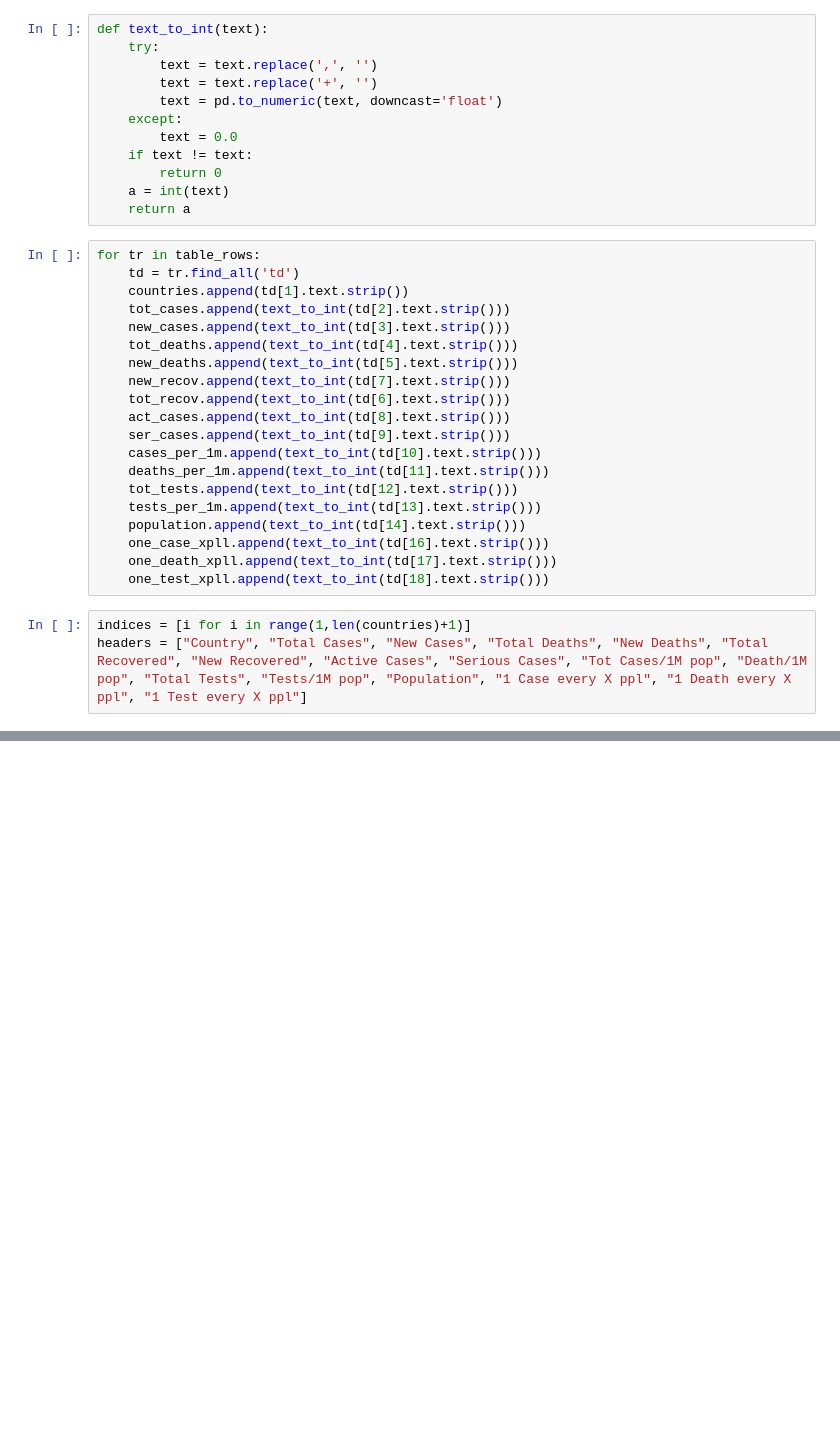
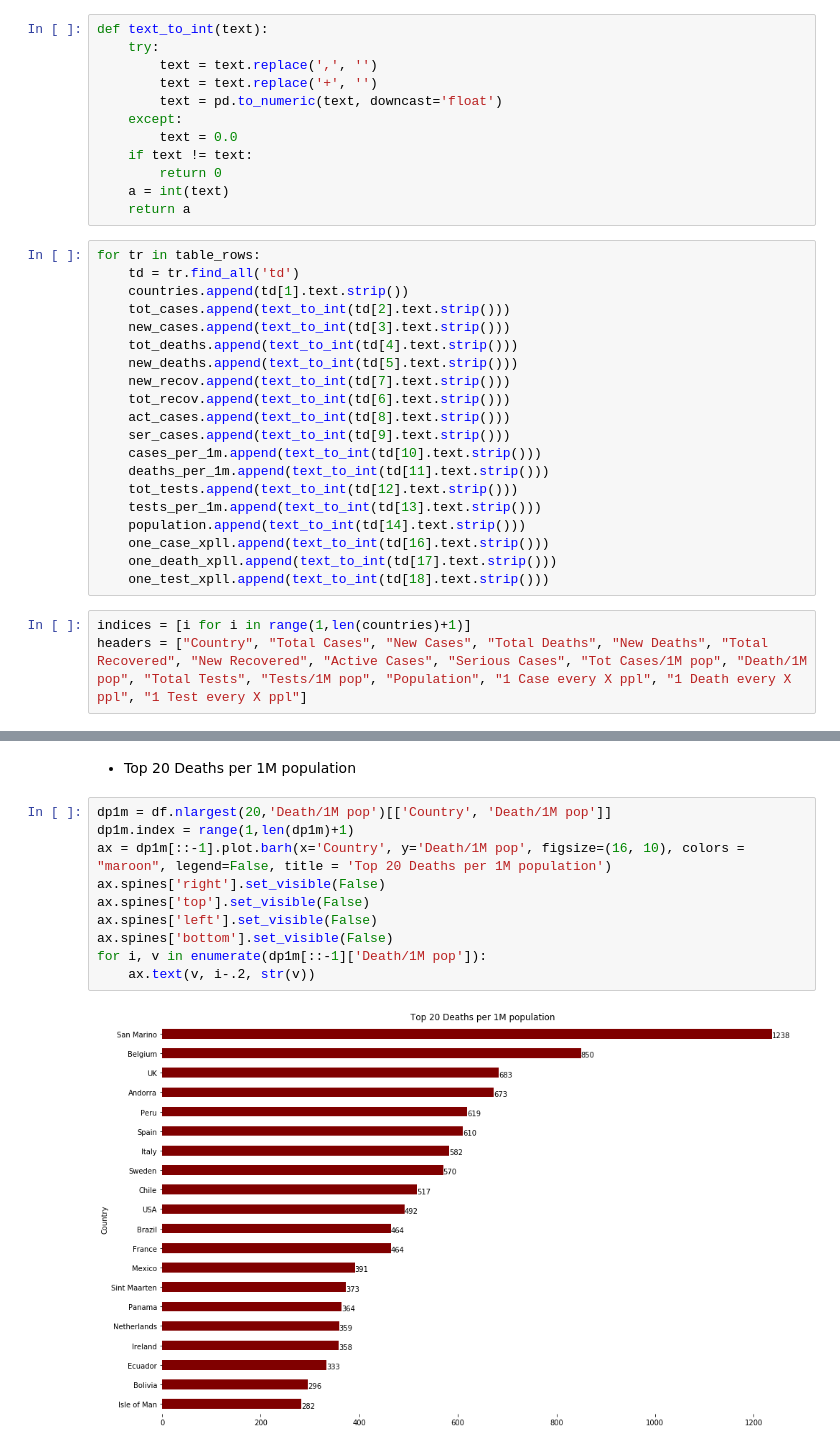
Before and after one commit to phamhuynhnhat99/DV-Lab01, a Jupyter notebook: DataVisualization - Lab01.ipynb, the cells around one changed output, grey strips where cells are left out. Drawn from its saved outputs; the diff is of its cells as text; blank space fills up the shorter version.

```diff
--- a/DataVisualization - Lab01.ipynb
+++ b/DataVisualization - Lab01.ipynb
@@ -92,0 +101,14 @@ Vietnam
+# %% [markdown]
+* Top 20 Deaths per 1M population
+# %%
+dp1m = df.nlargest(20,'Death/1M pop')[['Country', 'Death/1M pop']]
+dp1m.index = range(1,len(dp1m)+1)
+ax = dp1m[::-1].plot.barh(x='Country', y='Death/1M pop', figsize=(16, 10), colors = "maroon", legend=False, title = 'Top 20 Deaths per 1M population')
+ax.spines['right'].set_visible(False)
+ax.spines['top'].set_visible(False)
+ax.spines['left'].set_visible(False)
+ax.spines['bottom'].set_visible(False)
+for i, v in enumerate(dp1m[::-1]['Death/1M pop']):
+    ax.text(v, i-.2, str(v))
+# %% [output]
+[figure, added]
```
Also changed, not shown: parts of 12 cells of this notebook.
